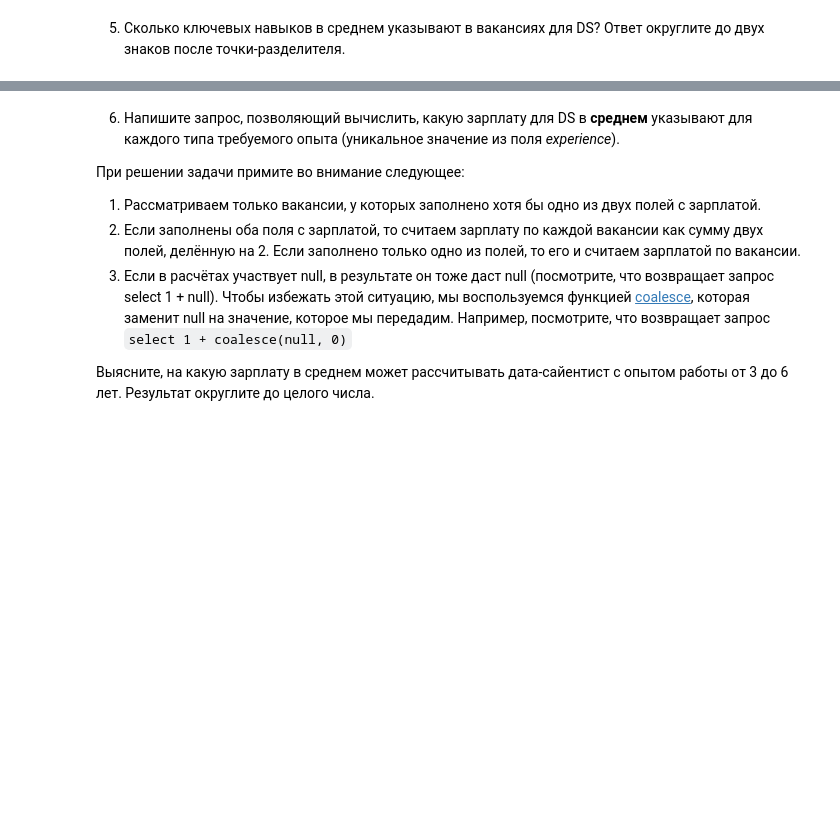
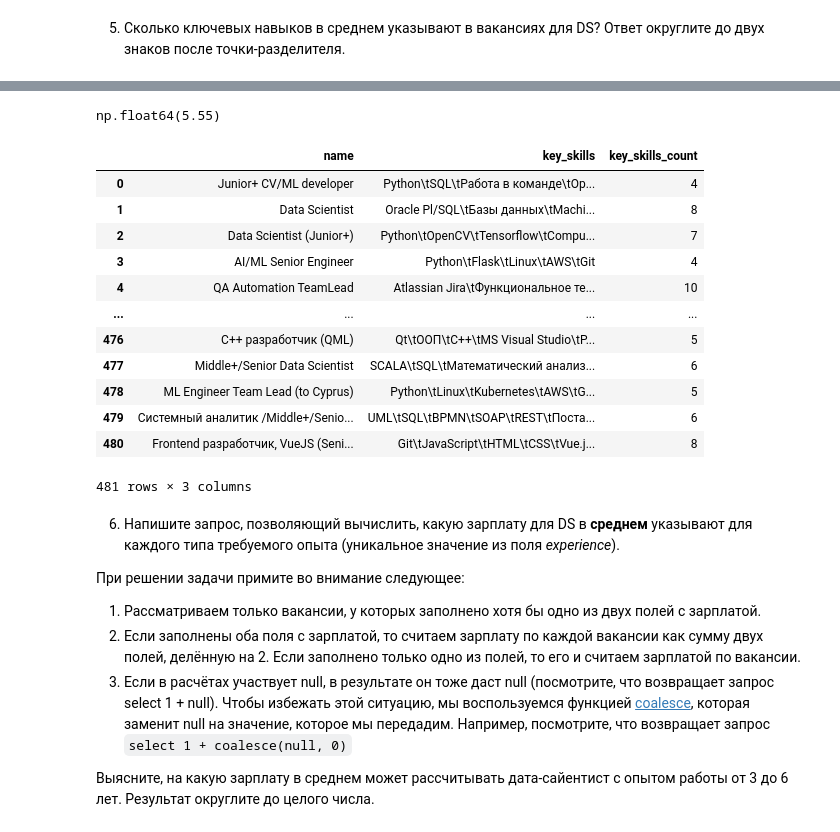
Before and after one commit to YarikKa2/SQL__StudyPrject2, a Jupyter notebook: code/SQL_StudyProject2.ipynb, the cells around one changed output, grey strips where cells are left out. Saved outputs shown, nothing was run; the diff lists cells and outputs as text; code cells hidden in the pictures; blank space fills up the shorter version.

```diff
--- a/code/SQL_StudyProject2.ipynb
+++ b/code/SQL_StudyProject2.ipynb
@@ -728,0 +727,25 @@ Data_Vac_Python
+# %%
+query_6_5 = '''
+select
+    name,
+    key_skills
+
+from
+    vacancies
+
+where
+    ((name ilike '%ML%' and name not ilike '%HTML%') or
+
+    (lower(name) like '%data scientist%') or
+    (lower(name) like '%data science%') or
+    (lower(name) like '%исследователь данных%') or
+    (lower(name) like '%machine learning%') or
+    (lower(name) like '%машинн%обучен%'))
+
+    and
+
+    (key_skills IS NOT NULL)
+'''
+
+DS_Vacs = pd.read_sql_query(query_6_5, connection)
+DS_Vacs
@@ -729,3 +766,28 @@ Data_Vac_Python
+# %%
+DS_Vacs['key_skills_count'] =\
+    DS_Vacs['key_skills'].apply(lambda x: len(x.split('\t'))-1)
+
+round(DS_Vacs['key_skills_count'].mean(), 2)
+# %% [output]
+np.float64(5.55)
+# %%
+DS_Vacs['key_skills_count'] =\
+    DS_Vacs['key_skills'].apply(lambda x: len(x.split('\t'))-1)
+DS_Vacs
+# %% [output]
+|  | name | key_skills | key_skills_count |
+| 0 | Junior+ CV/ML developer | Python\tSQL\tРабота в команде\tOp... | 4 |
+| 1 | Data Scientist | Oracle Pl/SQL\tБазы данных\tMachi... | 8 |
+| 2 | Data Scientist (Junior+) | Python\tOpenCV\tTensorflow\tCompu... | 7 |
+| 3 | AI/ML Senior Engineer | Python\tFlask\tLinux\tAWS\tGit | 4 |
+| 4 | QA Automation TeamLead | Atlassian Jira\tФункциональное те... | 10 |
+| ... | ... | ... | ... |
+| 476 | C++ разработчик (QML) | Qt\tООП\tC++\tMS Visual Studio\tР... | 5 |
+| 477 | Middle+/Senior Data Scientist | SCALA\tSQL\tМатематический анализ... | 6 |
+| 478 | ML Engineer Team Lead (to Cyprus) | Python\tLinux\tKubernetes\tAWS\tG... | 5 |
+| 479 | Системный аналитик /Middle+/Senio... | UML\tSQL\tBPMN\tSOAP\tREST\tПоста... | 6 |
+| 480 | Frontend разработчик, VueJS (Seni... | Git\tJavaScript\tHTML\tCSS\tVue.j... | 8 |
+481 rows × 3 columns
 # %% [markdown]
 6. Напишите запрос, позволяющий вычислить, какую зарплату для DS в **среднем** указывают для каждого типа требуемого опыта (уникальное значение из поля *experience*).
 
```
Also changed, not shown: parts of 2 cells of this notebook.
